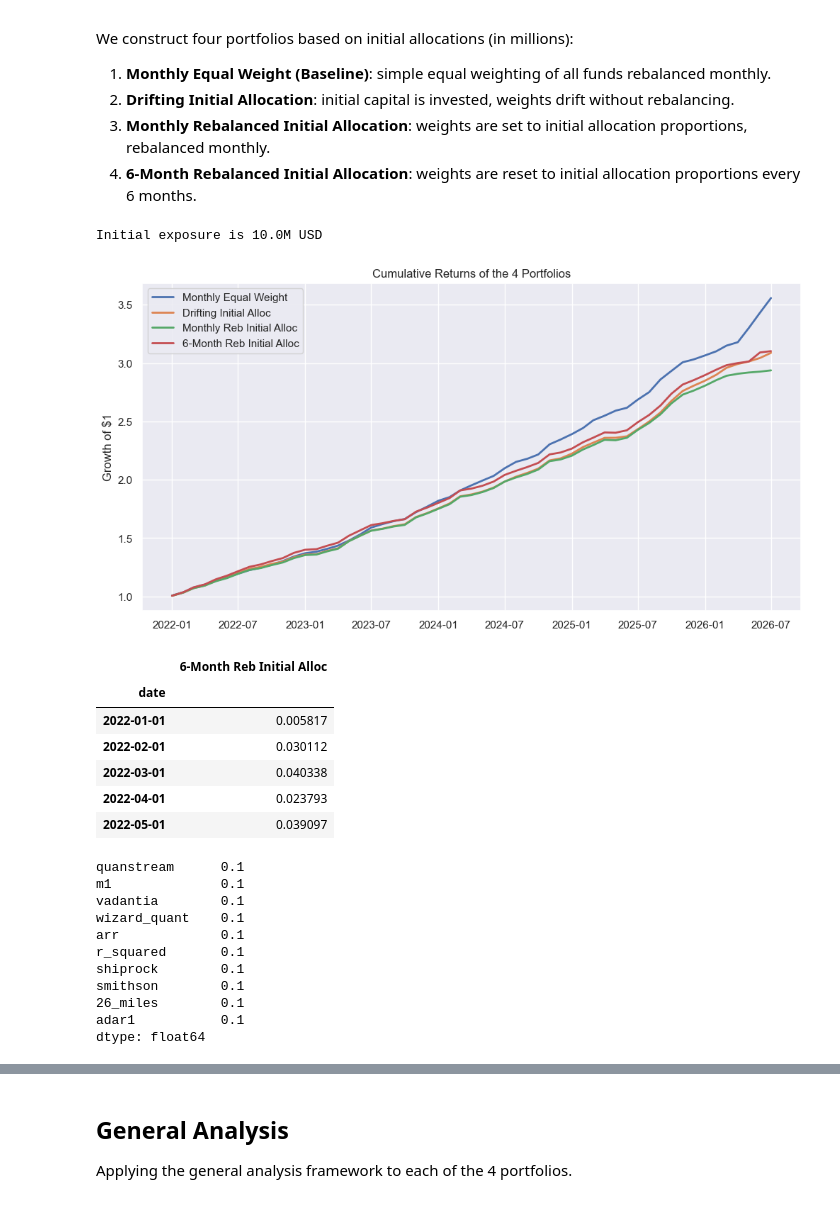
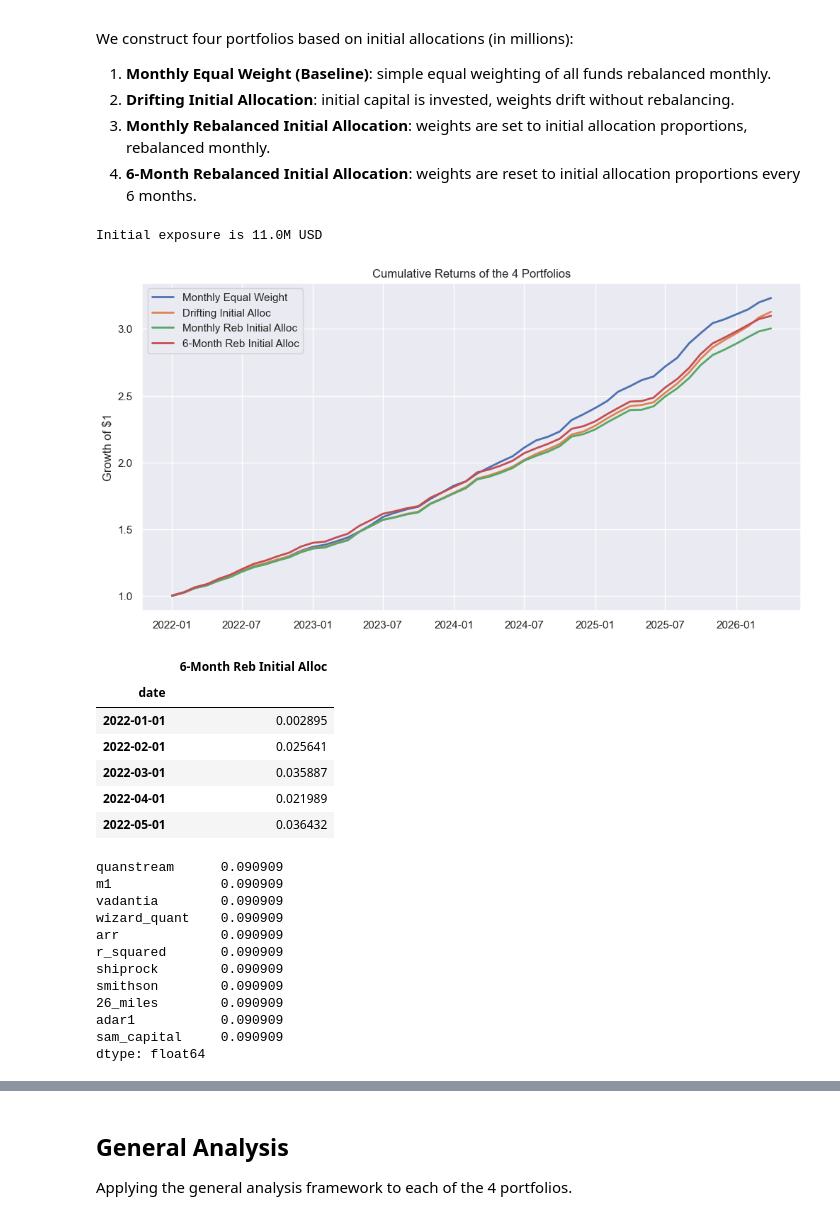
Before and after one commit to arthurdhonneur7/athenee_hf_portfolio, a Jupyter notebook: target_pflio.ipynb, the cells around one changed output, grey strips where cells are left out. Drawn from its saved outputs; the diff is of its cells as text; code cells hidden in the pictures.

```diff
--- a/target_pflio.ipynb
+++ b/target_pflio.ipynb
@@ -30,28 +30,31 @@ funds = [
     'anvik',
     'smithson',
     'spear_digital',
-    'blackrock_sta'
+    'blackrock_sta',
+    'sam_capital'
 ]
 
 # Ensure we keep sp500 for the analysis later
 cols_to_keep = funds + ['sp500']
 cols_to_keep = [c for c in cols_to_keep if c in df.columns]
 
-WIZARD_QUANT_LEVERAGE = True
-if WIZARD_QUANT_LEVERAGE and 'wizard_quant' in df.columns:
-    df['wizard_quant'] *= 2.3 - 0.04 / 12
 
+df['wizard_quant'] = df['wizard_quant'] * 2.3 - 0.04 / 12
 df['smithson'] *= 0.7
 df['26_miles'] *= 0.7
 df['anvik'] *= 0.7
 df['quanstream'] *= 0.8
+df['sam_capital'] *= 2
 
 df = df[cols_to_keep]
 df_full = df.copy()
-df = df[df.index >= pd.to_datetime('2022-01-01')]
 
+START_DATE = pd.to_datetime('2022-01-01')
+CUTOFF_DATE = pd.to_datetime('2026-04-01')
 
-df.head()
+df = df[( df.index >= START_DATE ) & ( df.index <= CUTOFF_DATE ) ]
+
+df.tail()
 # %% [output]
 |  | quanstream | m1 | vadantia | wizard_quant | arr | r_squared | shiprock | grasshoper | 26_miles | ... |
 | date |  |  |  |  |  |  |  |  |  | ... |
@@ -391,6 +395,7 @@ allocations = {
     # 'edge_capital': 1.0
     '26_miles': 1.0,
     'adar1':1,
+    'sam_capital':1
     # 'coban_clarion_multi_asset': 1,
     # 'coban_pod_1': 1,
     # 'coban_orca': 1
@@ -444,55 +449,56 @@ all_portfolios_df = pd.DataFrame({
     'Drifting Initial Alloc': drifting_return,
     'Monthly Reb Initial Alloc': monthly_reb_return,
     '6-Month Reb Initial Alloc': returns_6m_series
 })
 
 all_portfolios_df.dropna(inplace=True)
 
 # Plot cumulative returns of the portfolios (ALWAYS SHOW ALL 4)
 cum_portfolios = (1 + all_portfolios_df).cumprod()
 plt.figure(figsize=(12, 6))
 for col in cum_portfolios.columns:
     plt.plot(cum_portfolios.index, cum_portfolios[col], label=col, linewidth=2)
 
 plt.title('Cumulative Returns of the 4 Portfolios')
 plt.ylabel('Growth of $1')
 plt.legend()
 import os
 os.makedirs('report', exist_ok=True)
 plt.savefig('report/4_strategies_growth.pdf', bbox_inches='tight')
 plt.show()
 
 
 # Set portfolios_df based on the boolean flag to control downstream statistics
 if show_all_portfolios:
     portfolios_df = all_portfolios_df
 else:
     portfolios_df = all_portfolios_df[['6-Month Reb Initial Alloc']]
 
 portfolios_df.head()
 # %% [output]
-Initial exposure is 10.0M USD
+Initial exposure is 11.0M USD
-[figure, old version]
+[figure, new version]
 |  | 6-Month Reb Initial Alloc |
 | date |  |
-| 2022-01-01 | 0.005817 |
-| 2022-02-01 | 0.030112 |
-| 2022-03-01 | 0.040338 |
-| 2022-04-01 | 0.023793 |
-| 2022-05-01 | 0.039097 |
+| 2022-01-01 | 0.002895 |
+| 2022-02-01 | 0.025641 |
+| 2022-03-01 | 0.035887 |
+| 2022-04-01 | 0.021989 |
+| 2022-05-01 | 0.036432 |
 # %%
 w_init
 # %% [output]
-quanstream      0.1
-m1              0.1
-vadantia        0.1
-wizard_quant    0.1
-arr             0.1
-r_squared       0.1
-shiprock        0.1
-smithson        0.1
-26_miles        0.1
-adar1           0.1
+quanstream      0.090909
+m1              0.090909
+vadantia        0.090909
+wizard_quant    0.090909
+arr             0.090909
+r_squared       0.090909
+shiprock        0.090909
+smithson        0.090909
+26_miles        0.090909
+adar1           0.090909
+sam_capital     0.090909
 dtype: float64
 # %%
 import os
```
Also changed, not shown: parts of 8 cells of this notebook, 16 other files.
